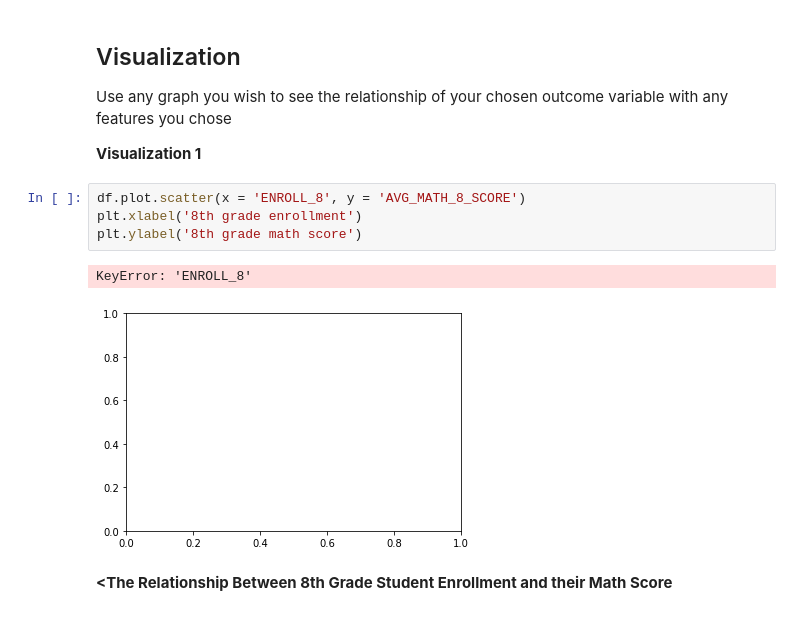
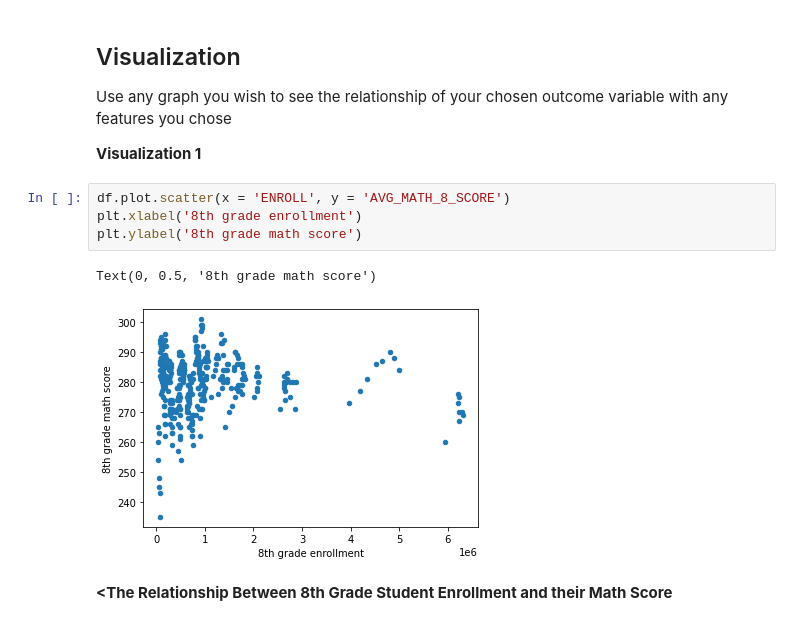
Before and after one commit to TTKKYT/FIRST, a Jupyter notebook: checkpoint2/checkpoint2.ipynb, the cells around one changed output. Saved outputs shown, nothing was run; the diff lists cells and outputs as text.

```diff
--- a/checkpoint2/checkpoint2.ipynb
+++ b/checkpoint2/checkpoint2.ipynb
@@ -113,12 +119,12 @@ Use any graph you wish to see the relationship of your chosen outcome variable w
 
 **Visualization 1**
 # %%
-df.plot.scatter(x = 'ENROLL_8', y = 'AVG_MATH_8_SCORE')
+df.plot.scatter(x = 'ENROLL', y = 'AVG_MATH_8_SCORE')
 plt.xlabel('8th grade enrollment')
 plt.ylabel('8th grade math score')
 # %% [output]
-KeyError: 'ENROLL_8'
+Text(0, 0.5, '8th grade math score')
-[figure, old version]
+[figure, new version]
 # %% [markdown]
 **<The Relationship Between 8th Grade Student Enrollment and their Math Score**
 # %% [markdown]
```
Also changed, not shown: parts of 6 cells of this notebook.
